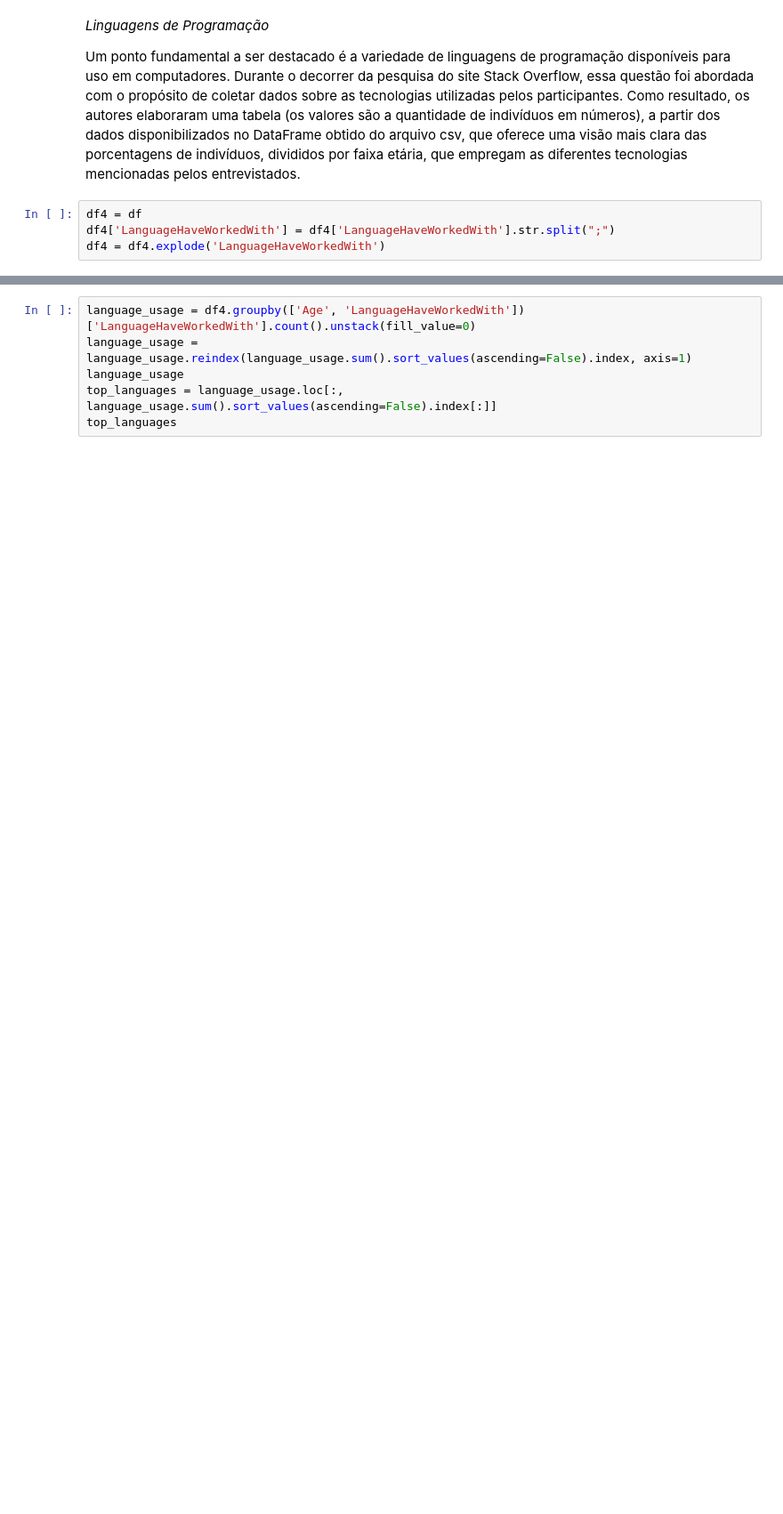
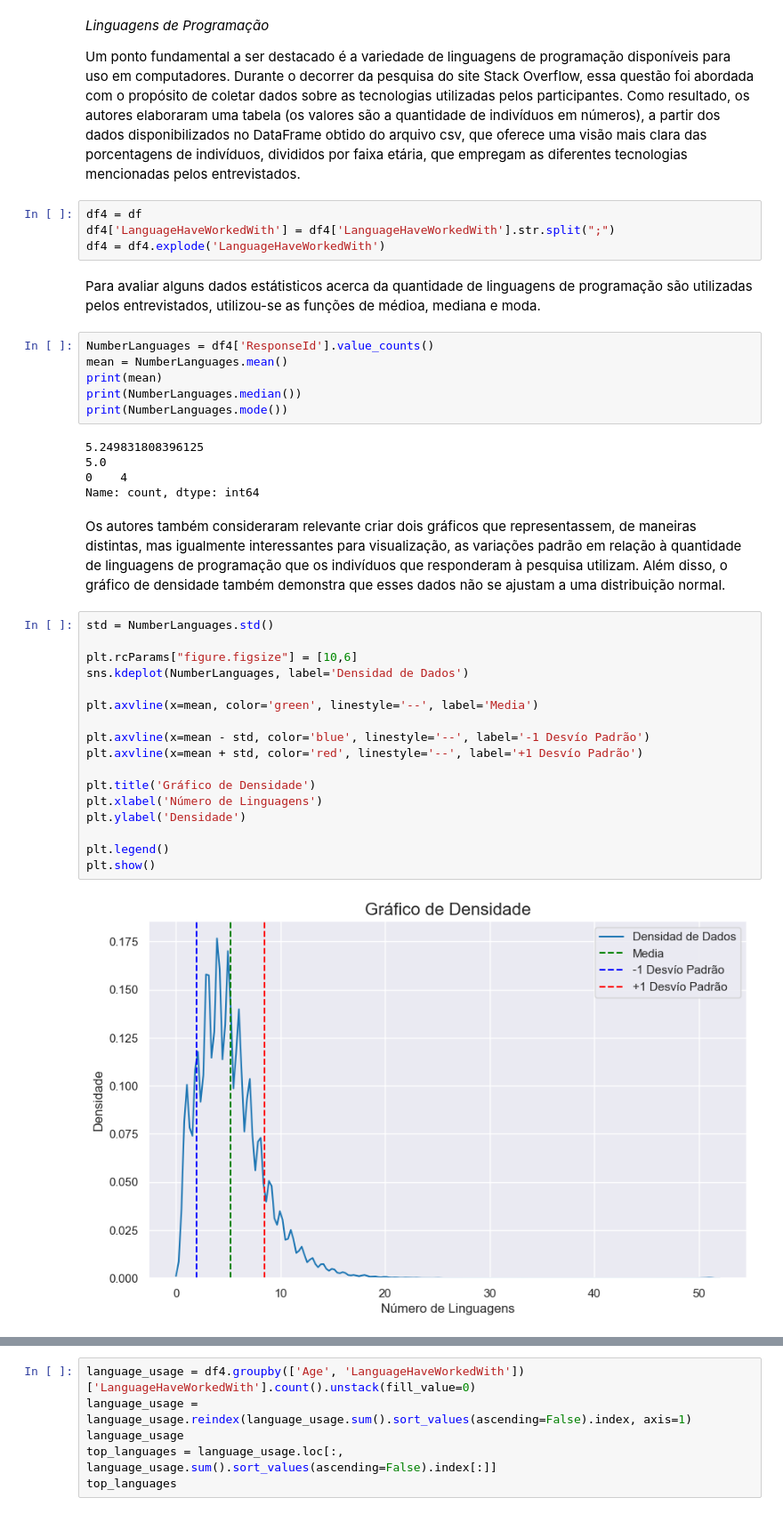
Before and after one commit to leticiasants/Trabalho01-MetodosMatematicosParaAnaliseDeDados, a Jupyter notebook: Trabalho01.ipynb, the cells around one changed output, grey strips where cells are left out. Shown at 89% size. Cells and saved outputs as stored; diff of their text form; blank space fills up the shorter version.

Commit message:
feat: add new graphs and their respective explanations

```diff
--- a/Trabalho01.ipynb
+++ b/Trabalho01.ipynb
@@ -159,3 +159,37 @@ Um ponto fundamental a ser destacado é a variedade de linguagens de programaç
 df4 = df
 df4['LanguageHaveWorkedWith'] = df4['LanguageHaveWorkedWith'].str.split(";")
 df4 = df4.explode('LanguageHaveWorkedWith')
+# %% [markdown]
+Para avaliar alguns dados estátisticos acerca da quantidade de linguagens de programação são utilizadas pelos entrevistados, utilizou-se as funções de médioa, mediana e moda.
+# %%
+NumberLanguages = df4['ResponseId'].value_counts()
+mean = NumberLanguages.mean()
+print(mean)
+print(NumberLanguages.median())
+print(NumberLanguages.mode())
+# %% [output]
+5.249831808396125
+5.0
+0    4
+Name: count, dtype: int64
+# %% [markdown]
+Os autores também consideraram relevante criar dois gráficos que representassem, de maneiras distintas, mas igualmente interessantes para visualização, as variações padrão em relação à quantidade de linguagens de programação que os indivíduos que responderam à pesquisa utilizam. Além disso, o gráfico de densidade também demonstra que esses dados não se ajustam a uma distribuição normal.
+# %%
+std = NumberLanguages.std()
+
+plt.rcParams["figure.figsize"] = [10,6]
+sns.kdeplot(NumberLanguages, label='Densidad de Dados')
+
+plt.axvline(x=mean, color='green', linestyle='--', label='Media')
+
+plt.axvline(x=mean - std, color='blue', linestyle='--', label='-1 Desvío Padrão')
+plt.axvline(x=mean + std, color='red', linestyle='--', label='+1 Desvío Padrão')
+
+plt.title('Gráfico de Densidade')
+plt.xlabel('Número de Linguagens')
+plt.ylabel('Densidade')
+
+plt.legend()
+plt.show()
+# %% [output]
+[figure, added]
```
Also changed, not shown: parts of 1 cell of this notebook.
